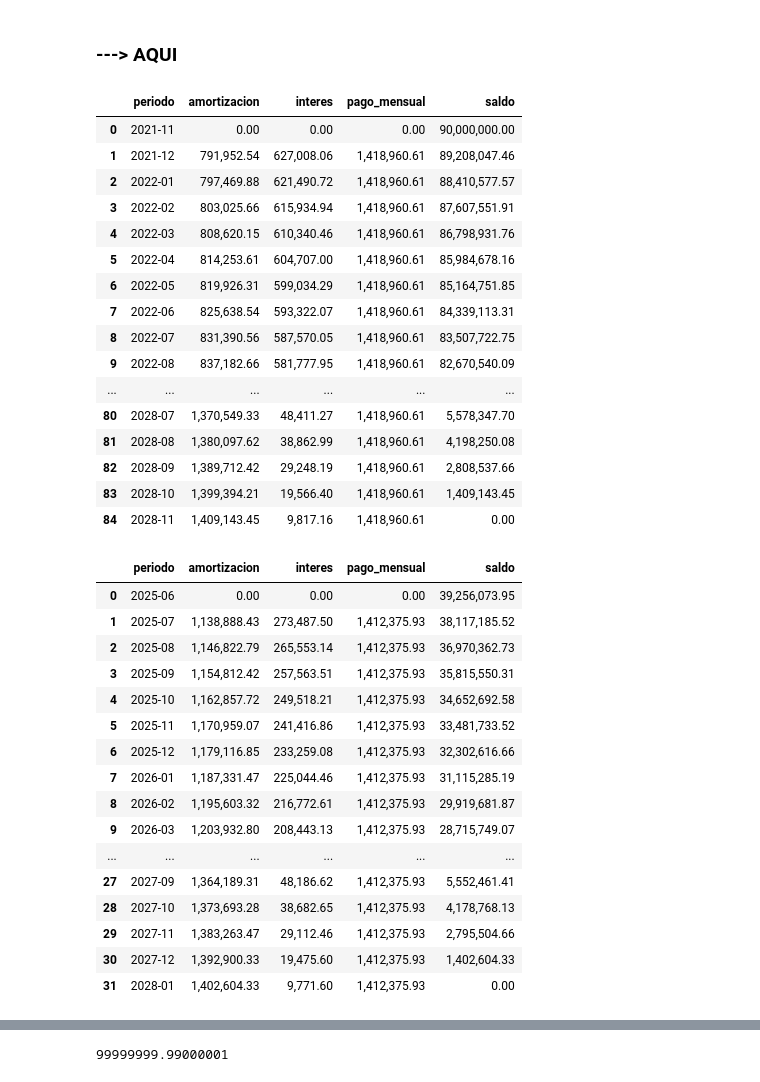
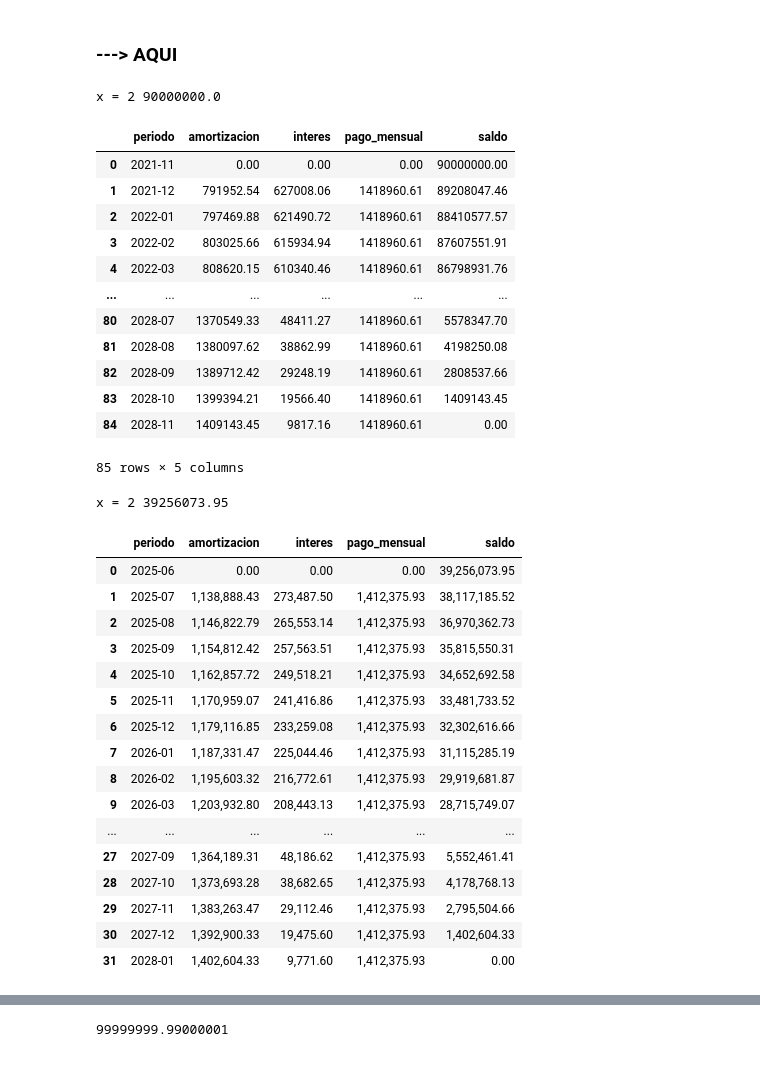
Before and after one commit to alexandergribenchenko/Data_Science_Finanzas, a Jupyter notebook: DS_FIN_01_Creditos_estudio.ipynb, the cells around one changed output, grey strips where cells are left out. Cells and saved outputs as stored; diff of their text form; code cells hidden in the pictures.

```diff
--- a/DS_FIN_01_Creditos_estudio.ipynb
+++ b/DS_FIN_01_Creditos_estudio.ipynb
@@ -4,0 +80,3 @@
+# %%
+df = pd.read_csv('BTC_All_graph_coinmarketcap.csv', sep=';')
+df
@@ -428,0 +753,10 @@ def convertir_tasa(tasa_valor, tipo_origen, periodo_origen, tipo_destino, period
+# %%
+df = generar_equivalencias_tasas(
+    umbral_inicial=5,
+    umbral_final=30,
+    incremento=0.1,
+    periodo='anual',
+    tipo='efectiva',
+    porcentual=True
+)
+df
@@ -719,43 +1116,40 @@ def tabla_mensual_amortizacion_francesa(
 # %% [markdown]
 ### ---> AQUI
 # %%
-df = tabla_amortizacion_francesa_flexible(
+df = tabla_mensual_amortizacion_francesa(
     capital_inicial=90_000_000,
     tasa=0.08688,
     periodos_n = 84,
     periodos_temporalidad = 'mensual',
     tasa_temporalidad='anual',
     tasa_tipo='efectiva'
 )
 
 fecha_inicio = '2021-11-01'
 
 # Crear rango de fechas mensuales
 fechas = pd.date_range(start=fecha_inicio, periods=len(df), freq='MS')  # 'MS' = Month Start
 
 # Crear nueva columna con formato 'YYYY-MM'
 df['periodo'] = fechas.strftime('%Y-%m')
 df
 # %% [output]
+x = 2 90000000.0
 |  | periodo | amortizacion | interes | pago_mensual | saldo |
-| 0 | 2021-11 | 0.00 | 0.00 | 0.00 | 90,000,000.00 |
-| 1 | 2021-12 | 791,952.54 | 627,008.06 | 1,418,960.61 | 89,208,047.46 |
-| 2 | 2022-01 | 797,469.88 | 621,490.72 | 1,418,960.61 | 88,410,577.57 |
-| 3 | 2022-02 | 803,025.66 | 615,934.94 | 1,418,960.61 | 87,607,551.91 |
-| 4 | 2022-03 | 808,620.15 | 610,340.46 | 1,418,960.61 | 86,798,931.76 |
-| 5 | 2022-04 | 814,253.61 | 604,707.00 | 1,418,960.61 | 85,984,678.16 |
-| 6 | 2022-05 | 819,926.31 | 599,034.29 | 1,418,960.61 | 85,164,751.85 |
-| 7 | 2022-06 | 825,638.54 | 593,322.07 | 1,418,960.61 | 84,339,113.31 |
-| 8 | 2022-07 | 831,390.56 | 587,570.05 | 1,418,960.61 | 83,507,722.75 |
-| 9 | 2022-08 | 837,182.66 | 581,777.95 | 1,418,960.61 | 82,670,540.09 |
+| 0 | 2021-11 | 0.00 | 0.00 | 0.00 | 90000000.00 |
+| 1 | 2021-12 | 791952.54 | 627008.06 | 1418960.61 | 89208047.46 |
+| 2 | 2022-01 | 797469.88 | 621490.72 | 1418960.61 | 88410577.57 |
+| 3 | 2022-02 | 803025.66 | 615934.94 | 1418960.61 | 87607551.91 |
+| 4 | 2022-03 | 808620.15 | 610340.46 | 1418960.61 | 86798931.76 |
 | ... | ... | ... | ... | ... | ... |
-| 80 | 2028-07 | 1,370,549.33 | 48,411.27 | 1,418,960.61 | 5,578,347.70 |
-| 81 | 2028-08 | 1,380,097.62 | 38,862.99 | 1,418,960.61 | 4,198,250.08 |
-| 82 | 2028-09 | 1,389,712.42 | 29,248.19 | 1,418,960.61 | 2,808,537.66 |
-| 83 | 2028-10 | 1,399,394.21 | 19,566.40 | 1,418,960.61 | 1,409,143.45 |
-| 84 | 2028-11 | 1,409,143.45 | 9,817.16 | 1,418,960.61 | 0.00 |
+| 80 | 2028-07 | 1370549.33 | 48411.27 | 1418960.61 | 5578347.70 |
+| 81 | 2028-08 | 1380097.62 | 38862.99 | 1418960.61 | 4198250.08 |
+| 82 | 2028-09 | 1389712.42 | 29248.19 | 1418960.61 | 2808537.66 |
+| 83 | 2028-10 | 1399394.21 | 19566.40 | 1418960.61 | 1409143.45 |
+| 84 | 2028-11 | 1409143.45 | 9817.16 | 1418960.61 | 0.00 |
+85 rows × 5 columns
 # %%
-df = tabla_amortizacion_francesa_flexible(
+df = tabla_mensual_amortizacion_francesa(
     capital_inicial=39_256_073.95,
     tasa=0.08688,
     periodos_n = 31,
@@ -773,6 +1167,7 @@ fechas = pd.date_range(start=fecha_inicio, periods=len(df), freq='MS')  # 'MS' =
 df['periodo'] = fechas.strftime('%Y-%m')
 df
 # %% [output]
+x = 2 39256073.95
 |  | periodo | amortizacion | interes | pago_mensual | saldo |
 | 0 | 2025-06 | 0.00 | 0.00 | 0.00 | 39,256,073.95 |
 | 1 | 2025-07 | 1,138,888.43 | 273,487.50 | 1,412,375.93 | 38,117,185.52 |
```
Also changed, not shown: parts of 36 cells of this notebook.
